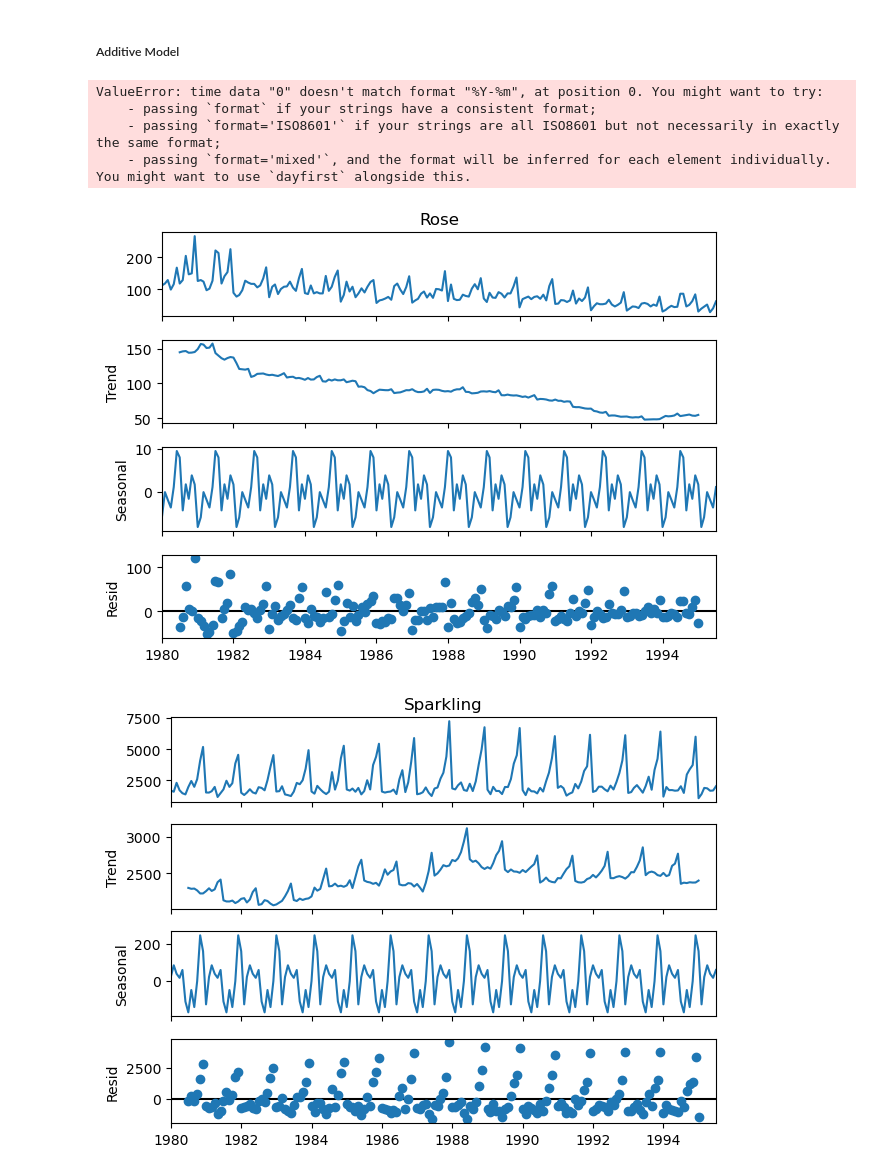
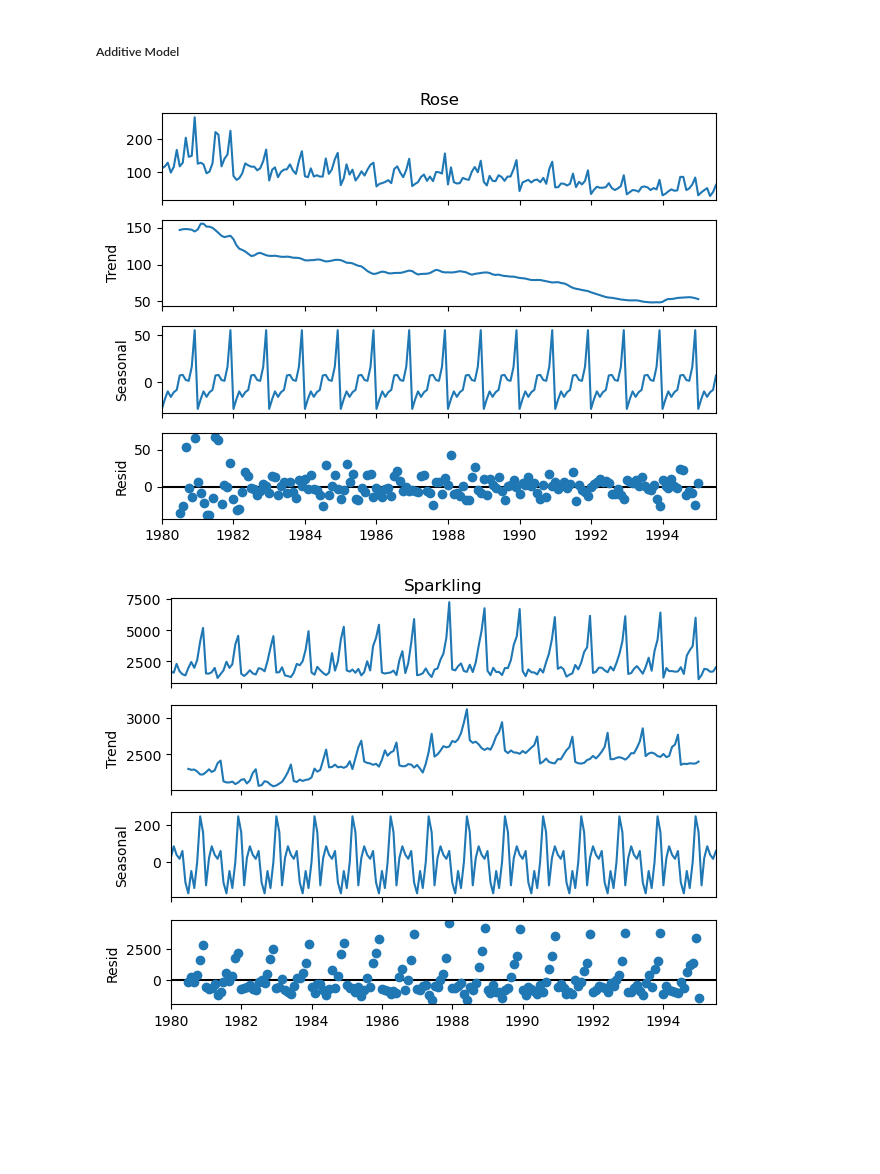
Before and after one commit to Aaryani2024/Time-Forecasting-GL-Project, a Jupyter notebook: Time Forecasting Project.ipynb, the cells around one changed output. Saved outputs shown, nothing was run; the diff lists cells and outputs as text; code cells hidden in the pictures; blank space fills up the shorter version.

```diff
--- a/Time Forecasting Project.ipynb
+++ b/Time Forecasting Project.ipynb
@@ -531,10 +531,5 @@ from statsmodels.tsa.seasonal import seasonal_decompose
 # %% [markdown]
 ##### Additive Model
 # %%
-df_rose.index = pd.to_datetime(df_rose.index, format='%Y-%m')
+df_rose.index = pd.to_datetime(df_rose['YearMonth'], format='%Y-%m')
-# %% [output]
-ValueError: time data "0" doesn't match format "%Y-%m", at position 0. You might want to try:
-    - passing `format` if your strings have a consistent format;
-    - passing `format='ISO8601'` if your strings are all ISO8601 but not necessarily in exactly the same format;
-    - passing `format='mixed'`, and the format will be inferred for each element individually. You might want to use `dayfirst` alongside this.
 # %%
@@ -545,13 +540,12 @@ df_rose['Rose'] = pd.to_numeric(df_rose['Rose'], errors='coerce')
 df_rose.dropna(subset=['Rose'], inplace=True)
 # %%
 # Perform additive decomposition on the numeric 'Rose' column
-decomposition_rose = seasonal_decompose(df_rose['Rose'], model='additive', period=13)
+decomposition_rose = seasonal_decompose(df_rose['Rose'], model='additive', period=12)
 
 # Plot the decomposition results
-decomposition_rose.plot()
-plt.show()
+decomposition_rose.plot();
 # %% [output]
-[figure, old version]
+[figure, new version]
 # %%
 # Ensure 'YearMonth' is properly parsed as a DatetimeIndex
 df_spark['YearMonth'] = pd.to_datetime(df_spark['YearMonth'], format='%Y-%m')
```
Also changed, not shown: parts of 35 cells of this notebook.
